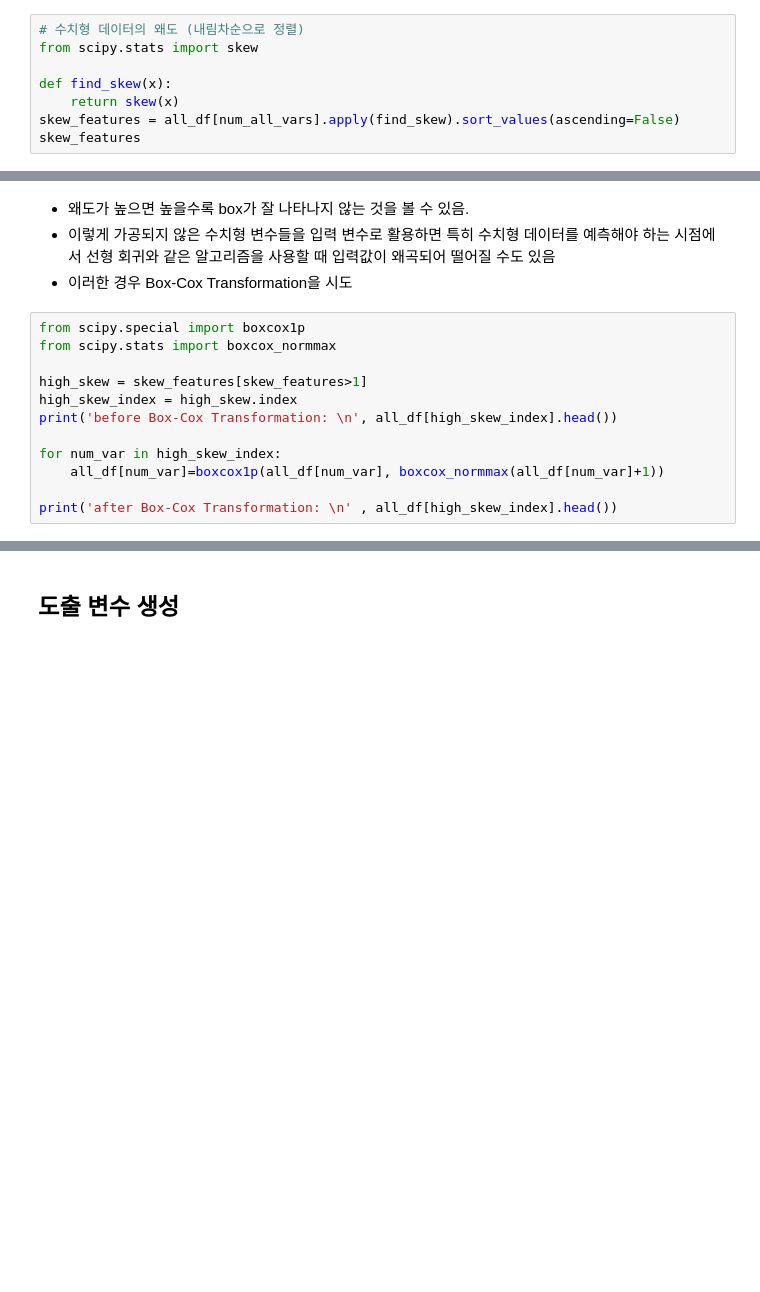
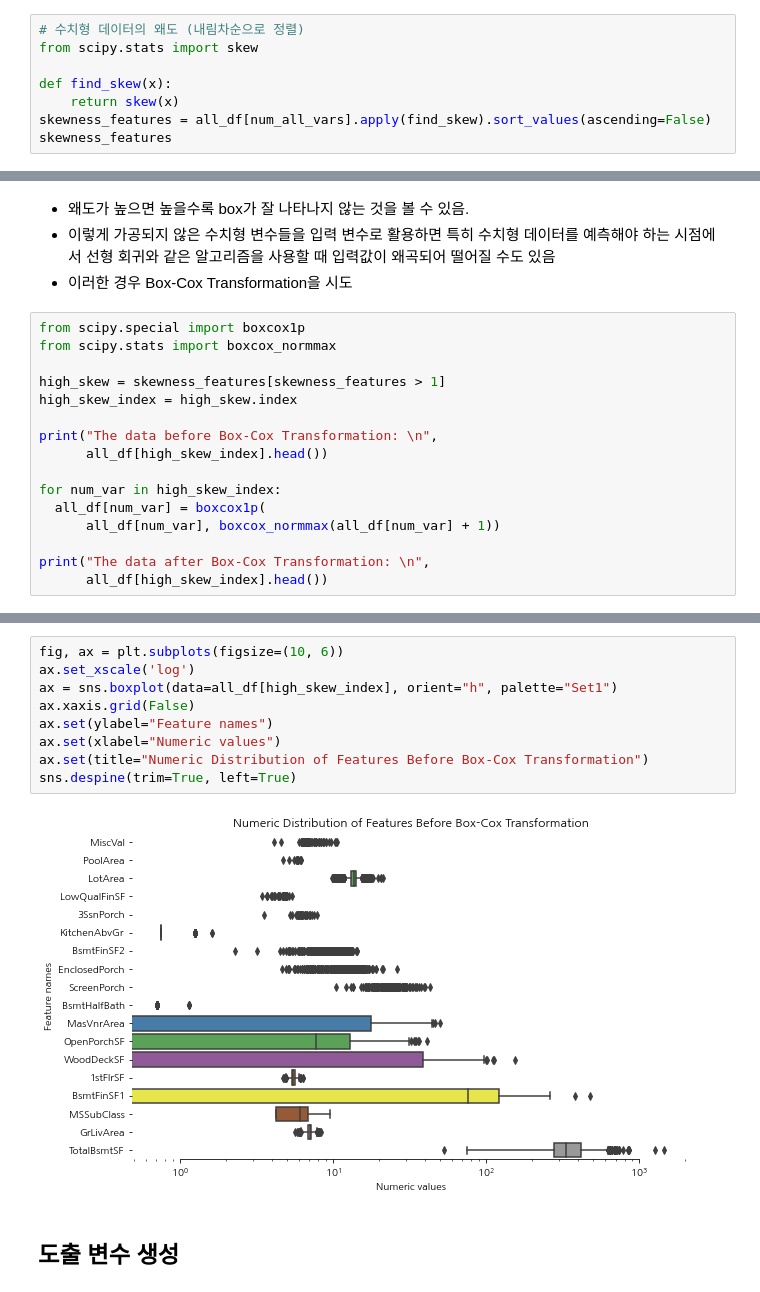
Before and after one commit to shinjangwoon/Kaggle, a Jupyter notebook: kaggle/House Prices/house prices.ipynb, the cells around one changed output, grey strips where cells are left out. Drawn from its saved outputs; the diff is of its cells as text; blank space fills up the shorter version.

```diff
--- a/kaggle/House Prices/house prices.ipynb
+++ b/kaggle/House Prices/house prices.ipynb
@@ -287,8 +299,8 @@ from scipy.stats import skew
 
 def find_skew(x):
     return skew(x)
-skew_features = all_df[num_all_vars].apply(find_skew).sort_values(ascending=False)
-skew_features
+skewness_features = all_df[num_all_vars].apply(find_skew).sort_values(ascending=False)
+skewness_features
 # %% [output]
 MiscVal          21.939672
 PoolArea         16.892477
@@ -332,12 +344,16 @@ sns.despine(trim=True, left=True)
 from scipy.special import boxcox1p
 from scipy.stats import boxcox_normmax
 
-high_skew = skew_features[skew_features>1]
+high_skew = skewness_features[skewness_features > 1]
 high_skew_index = high_skew.index
-print('before Box-Cox Transformation: \n', all_df[high_skew_index].head())
+
+print("The data before Box-Cox Transformation: \n",
+      all_df[high_skew_index].head())
 
 for num_var in high_skew_index:
-    all_df[num_var]=boxcox1p(all_df[num_var], boxcox_normmax(all_df[num_var]+1))
+  all_df[num_var] = boxcox1p(
+      all_df[num_var], boxcox_normmax(all_df[num_var] + 1))
 
-print('after Box-Cox Transformation: \n' , all_df[high_skew_index].head())
+print("The data after Box-Cox Transformation: \n",
+      all_df[high_skew_index].head())
 # %% [output]
@@ -358,6 +374,17 @@ before Box-Cox Transformation:
 2   312.423531
 3   266.274258
 4   373.304528
+# %%
+fig, ax = plt.subplots(figsize=(10, 6))
+ax.set_xscale('log')
+ax = sns.boxplot(data=all_df[high_skew_index], orient="h", palette="Set1")
+ax.xaxis.grid(False)
+ax.set(ylabel="Feature names")
+ax.set(xlabel="Numeric values")
+ax.set(title="Numeric Distribution of Features Before Box-Cox Transformation")
+sns.despine(trim=True, left=True)
+# %% [output]
+[figure, added]
 # %% [markdown]
 ## 도출 변수 생성
 # %%
```
Also changed, not shown: parts of 30 cells of this notebook.
